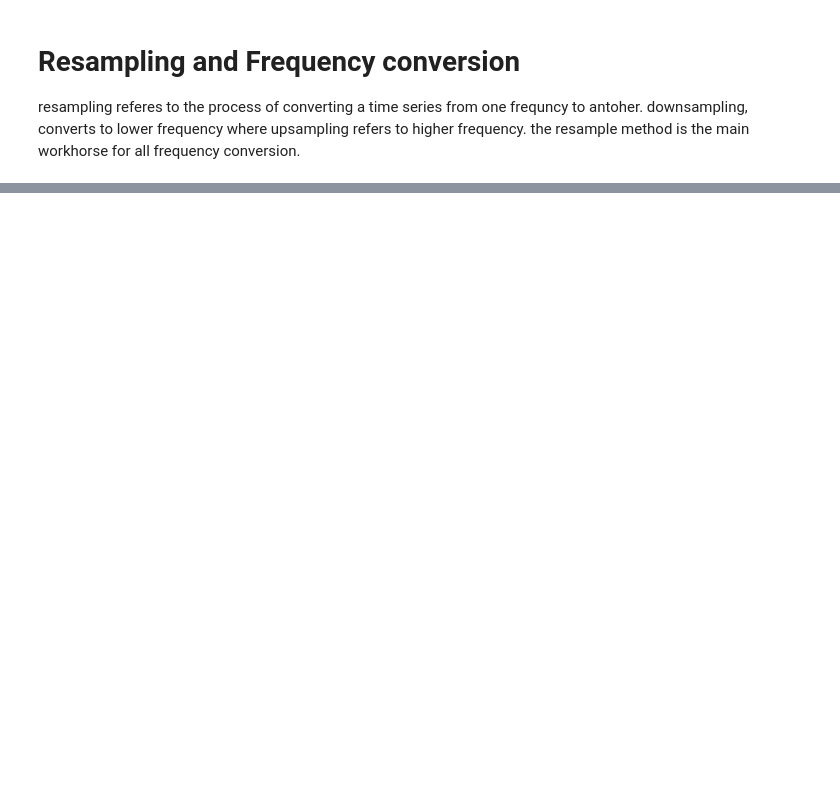
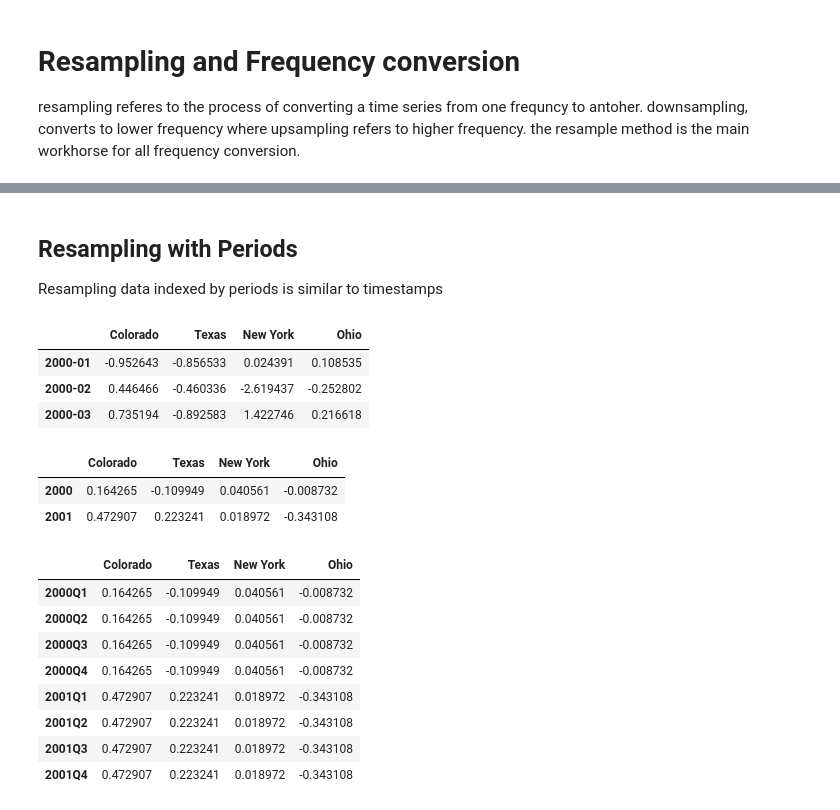
Before and after one commit to oeg1n18/learning-python, a Jupyter notebook: Python-for-data-analysis-Oreillly/11_Time_Series.ipynb, the cells around one changed output, grey strips where cells are left out. Cells and saved outputs as stored; diff of their text form; code cells hidden in the pictures; blank space fills up the shorter version.

```diff
--- a/Python-for-data-analysis-Oreillly/11_Time_Series.ipynb
+++ b/Python-for-data-analysis-Oreillly/11_Time_Series.ipynb
@@ -628,0 +714,33 @@ convention -- When resampling periods, the convention('start' or'end' for conver
+# %% [markdown]
+## Resampling with Periods
+Resampling data indexed by periods is similar to timestamps
+# %%
+frame = pd.DataFrame(np.random.randn(24, 4), index=pd.period_range('1-2000', '12-2001', freq='M'), columns=['Colorado', 'Texas', 'New York', 'Ohio'])
+frame.head(3)
+# %% [output]
+|  | Colorado | Texas | New York | Ohio |
+| 2000-01 | -0.952643 | -0.856533 | 0.024391 | 0.108535 |
+| 2000-02 | 0.446466 | -0.460336 | -2.619437 | -0.252802 |
+| 2000-03 | 0.735194 | -0.892583 | 1.422746 | 0.216618 |
+# %%
+annual_frame = frame.resample('A-Dec').mean()
+annual_frame
+# %% [output]
+|  | Colorado | Texas | New York | Ohio |
+| 2000 | 0.164265 | -0.109949 | 0.040561 | -0.008732 |
+| 2001 | 0.472907 | 0.223241 | 0.018972 | -0.343108 |
+# %%
+# Upsampling is more nuanced, as you must make a decision about which end of the timespan in the new frequuency
+# to place the values before resampling
+# Q-DEC: quaterly, year ending in December
+annual_frame.resample('Q-DEC').ffill()
+# %% [output]
+|  | Colorado | Texas | New York | Ohio |
+| 2000Q1 | 0.164265 | -0.109949 | 0.040561 | -0.008732 |
+| 2000Q2 | 0.164265 | -0.109949 | 0.040561 | -0.008732 |
+| 2000Q3 | 0.164265 | -0.109949 | 0.040561 | -0.008732 |
+| 2000Q4 | 0.164265 | -0.109949 | 0.040561 | -0.008732 |
+| 2001Q1 | 0.472907 | 0.223241 | 0.018972 | -0.343108 |
+| 2001Q2 | 0.472907 | 0.223241 | 0.018972 | -0.343108 |
+| 2001Q3 | 0.472907 | 0.223241 | 0.018972 | -0.343108 |
+| 2001Q4 | 0.472907 | 0.223241 | 0.018972 | -0.343108 |
```
Also changed, not shown: parts of 48 cells of this notebook.
